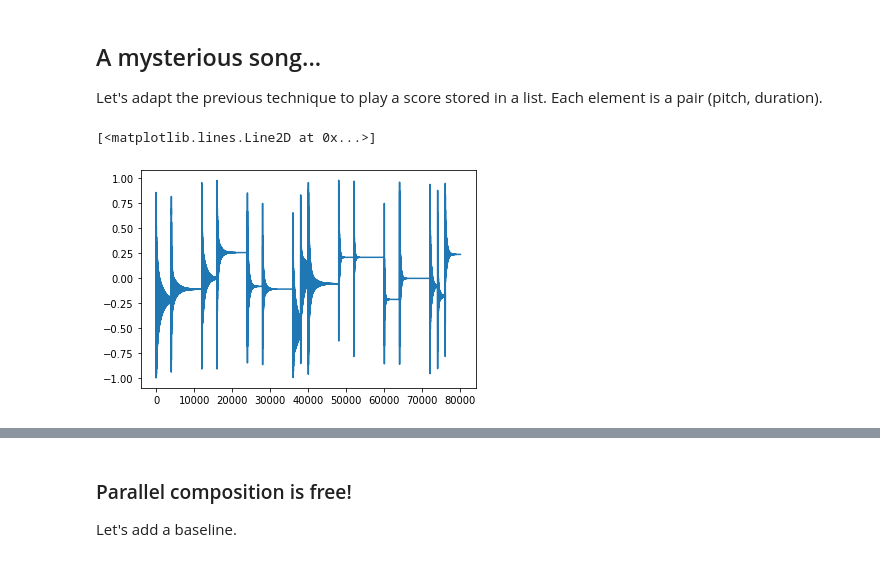
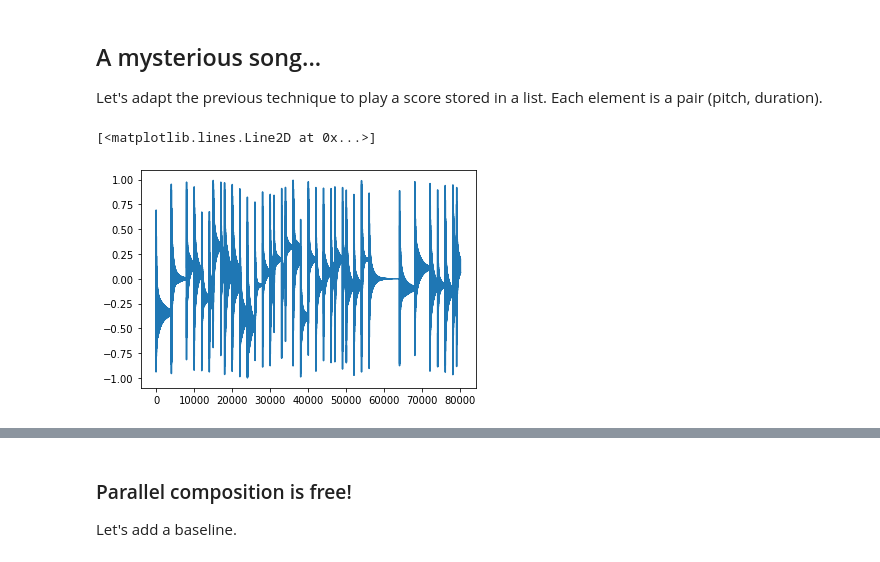
Before and after one commit to INRIA/zelus, a Jupyter notebook: pyzls/audio.ipynb, the cells around one changed output, grey strips where cells are left out. Saved outputs shown, nothing was run; the diff lists cells and outputs as text; code cells hidden in the pictures.

```diff
--- a/pyzls/audio.ipynb
+++ b/pyzls/audio.ipynb
@@ -219,33 +219,27 @@ let node player(score) = o where
 # %%
 m = {
     'G': 196,
     'A': 220,
     'B': 246.94,
     'C': 261.63,
     'D': 293.66,
     'E': 329.63,
     'F': 349.23,
 }
 
-score = [
-    (m['A'], 2),
-    (m['A'], 4), (m['B'], 2),
-    (m['C'], 4), (m['E'], 2),
-    (m['D'], 4), (m['A'], 1), (m['G'], 1),
-    (m['A'], 4), (m['A']*2, 2),
-    (m['A']*2, 4), (m['A']*2, 2),
-    (m['G']*2, 4), (m['E'], 1), (m['D'], 1),
-    (m['E'], 4),
-]
+
+score = [(m['G'], 4), (m['A'], 4),
+    *([*[(m['C'], i) for i in [2, 2, 2, 1, 2, 1, 2]], (m['G'], 2), (m['A'], 2)] * 3)[:-2],
+    (m['C'], 2), (m['C'], 2), (m['B'], 8)]
 
 
 p = player()
 p.reset()
-samples = [p.step(score) for _ in range(10*fs)]
+samples = [p.step(score*3) for _ in range(10*fs)]
 plt.plot(samples)
 # %% [output]
 [<matplotlib.lines.Line2D at 0x...>]
-[figure, old version]
+[figure, new version]
 # %%
 Audio(samples, rate=fs)
 # %% [output]
```
Also changed, not shown: parts of 8 cells of this notebook.
